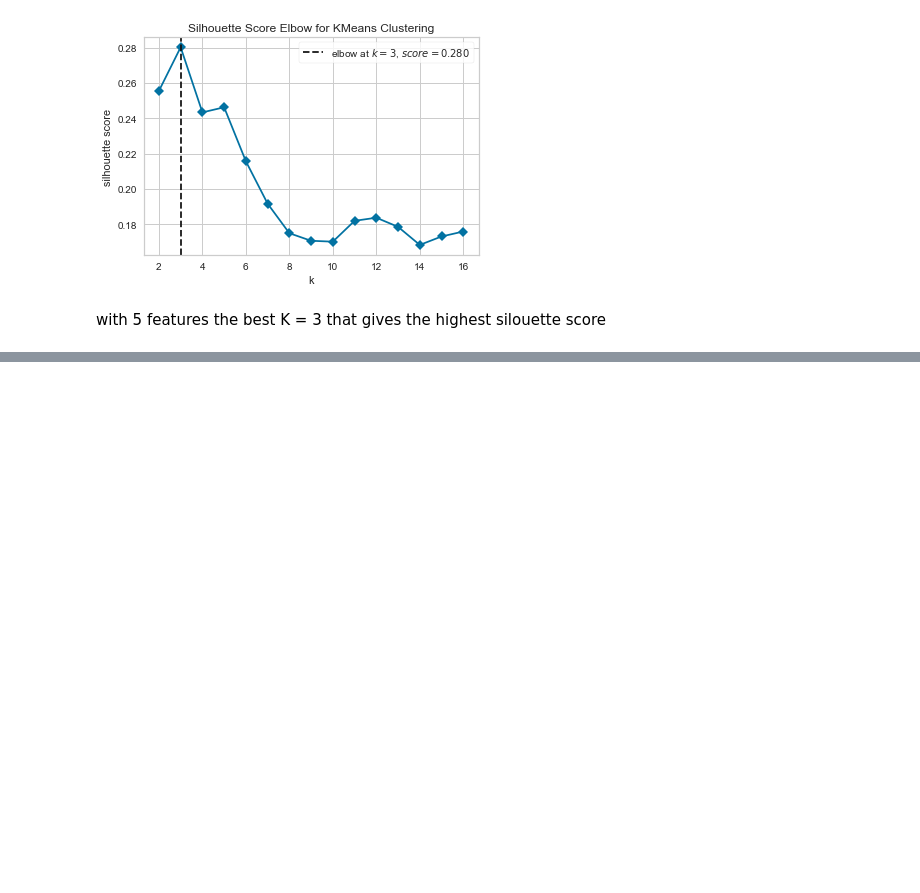
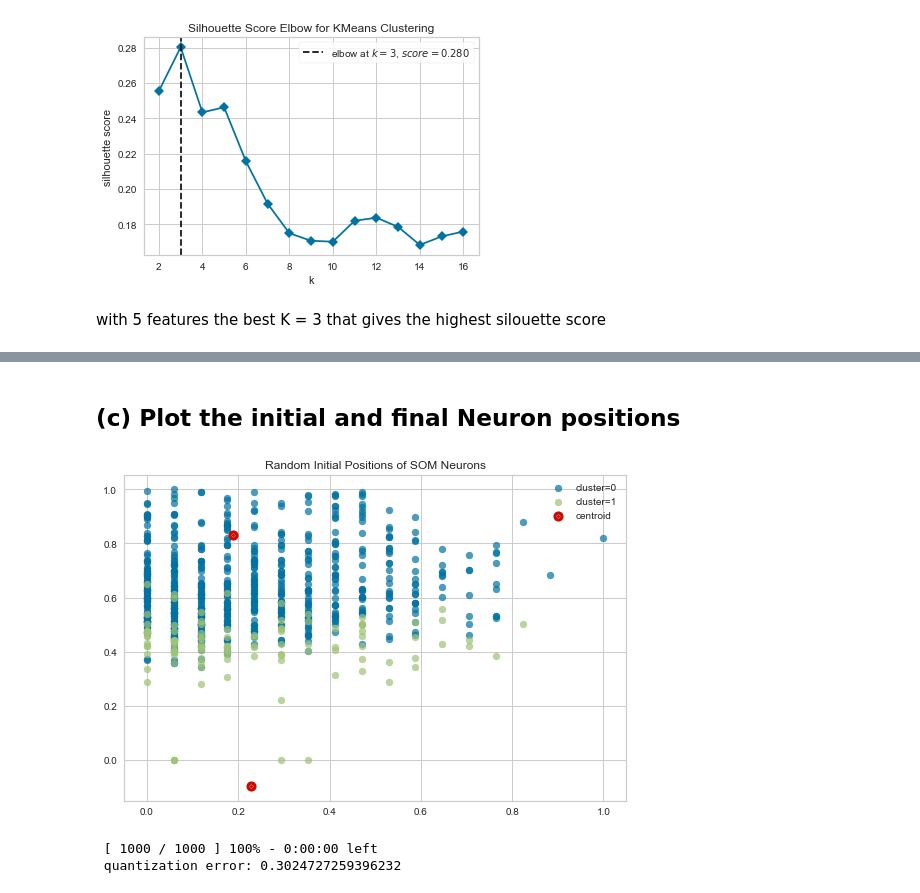
Before and after one commit to Sa2a/Ml_GA3_Clustering, a Jupyter notebook: KNN VS LR analysis.ipynb, the cells around one changed output, grey strips where cells are left out. Saved outputs shown, nothing was run; the diff lists cells and outputs as text; code cells hidden in the pictures; blank space fills up the shorter version.

```diff
--- a/KNN VS LR analysis.ipynb
+++ b/KNN VS LR analysis.ipynb
@@ -786,0 +836,30 @@ with 5 features the best K = 3 that gives the highest silouette score
+# %% [markdown]
+## (c) Plot the initial and final Neuron positions
+# %%
+som_shape = (1, best_n)
+data = X_train
+som = MiniSom(som_shape[0], som_shape[1], data.shape[1], sigma=.5, learning_rate=.5,
+              neighborhood_function='gaussian', random_seed=0)
+winner_coordinates = np.array([som.winner(x) for x in data]).T
+# with np.ravel_multi_index we convert the bidimensional
+# coordinates to a monodimensional index
+cluster_index = np.ravel_multi_index(winner_coordinates, som_shape)
+# plotting the clusters using the first 2 dimentions of the data
+for c in np.unique(cluster_index):
+    plt.scatter(data[cluster_index == c, 0],
+                data[cluster_index == c, 1], label='cluster='+str(c), alpha=.7)
+
+# plotting centroids
+for centroid in som.get_weights():
+    plt.scatter(centroid[:, 0], centroid[:, 1], marker='o',
+                s=10, linewidths=7, color='r', label='centroid')
+plt.title("Random Initial Positions of SOM Neurons")
+plt.legend()
+plt.show()
+# %% [output]
+[figure, added]
+# %%
+som.train_batch(data, 1000, verbose=True)
+# %% [output]
+ [ 1000 / 1000 ] 100% - 0:00:00 left
+ quantization error: 0.3024727259396232
```
Also changed, not shown: parts of 9 cells of this notebook.
